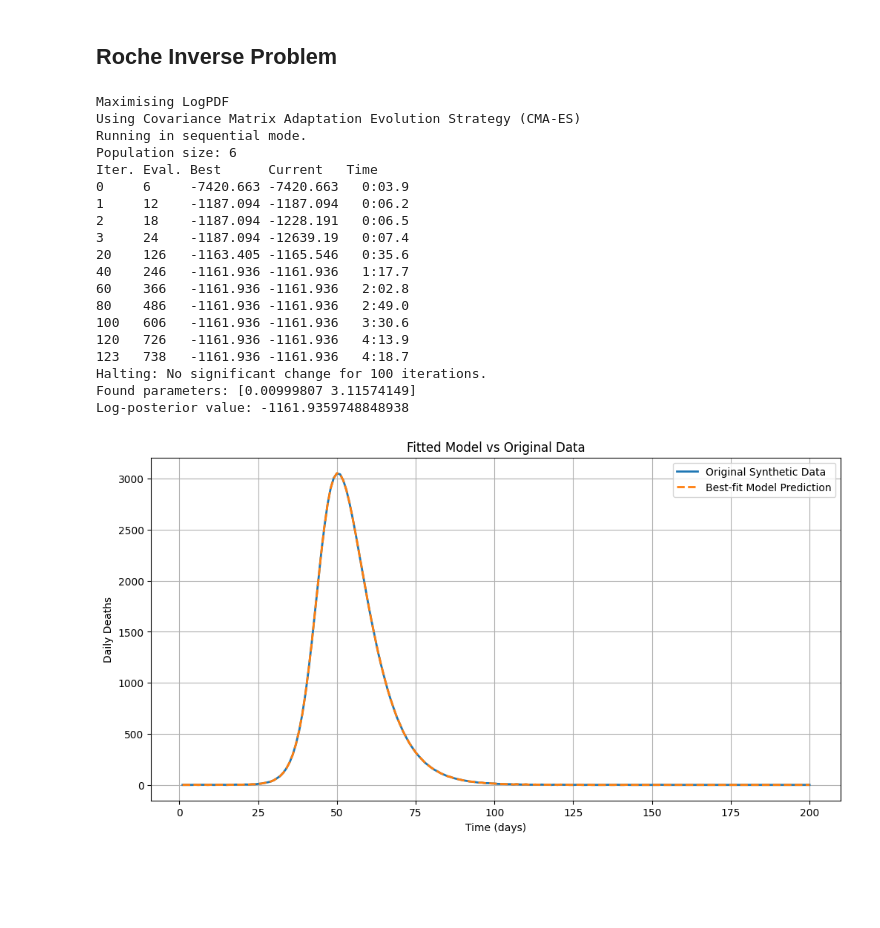
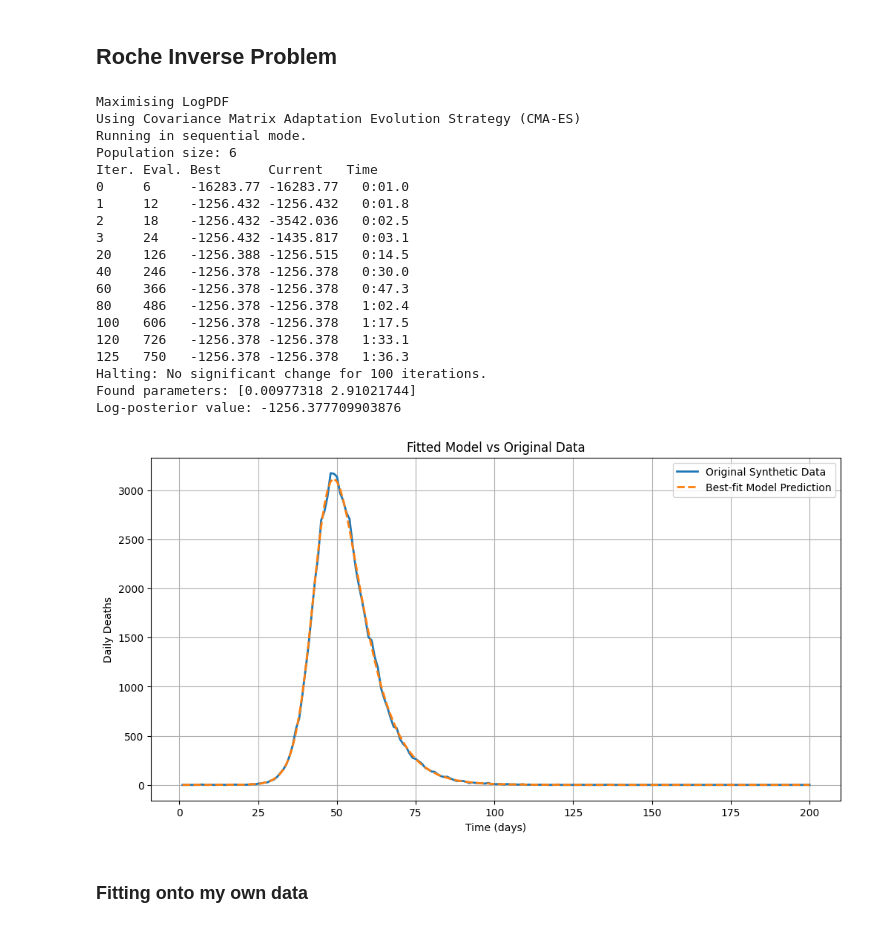
Before and after one commit to Kemuk/first_rotation, a Jupyter notebook: roche_testing.ipynb, the cells around one changed output. Saved outputs shown, nothing was run; the diff lists cells and outputs as text; code cells hidden in the pictures; blank space fills up the shorter version.

```diff
--- a/roche_testing.ipynb
+++ b/roche_testing.ipynb
@@ -285,9 +285,11 @@ def build_compartment_dataframe(output, parameters):
 
 def build_manual_loglik(model, parameters, times, deaths_data,
                         max_levels_npi, targeted_npi, general_npi,
-                        reg_levels_npi, time_changes_npi, time_changes_flag):
+                        reg_levels_npi, time_changes_npi, time_changes_flag,
+                        nu=1e-5):
     """
     Build a manual log-likelihood function for parameter optimization.
+    'nu' is the dispersion parameter (controls the noise level).
     """
 
     def compute_loglik(x):
@@ -306,12 +308,11 @@ def build_manual_loglik(model, parameters, times, deaths_data,
         mu = model.new_deaths(sim)
         obs = np.rint(deaths_data[0]).astype(int)
 
-        nu = 1e-5
         n = mu / nu
         p = 1 / (1 + nu)
         ll = nbinom.logpmf(obs, n=n, p=p)
 
-        # Handle cases where mu = 0 carefully
+        # Handle special cases
         zero_mu = (mu == 0)
         zero_obs = (obs == 0)
         ll = np.where(zero_mu & zero_obs, 0.0, ll)
@@ -324,6 +325,7 @@ def build_manual_loglik(model, parameters, times, deaths_data,
         def __call__(self, x): return compute_loglik(x)
 
     return ManualLogPDF()
+
 
 def run_manual_optimization(loglik, prior_bounds=[[0, 0], [1, 10]], x0=[0.2, 3.0]):
     """
@@ -364,8 +366,37 @@ def build_deaths_data(output, parameters):
         daily_deaths
     ])
 
+    D_obs=add_poisson_noise(D_obs)
+
     # Wrap into a list to match expected format
     return [D_obs]
+
+def add_poisson_noise(deaths_array, scale=1.0, seed=None):
+    """
+    Add Poisson-like noise to synthetic deaths data.
+
+    Parameters
+    ----------
+    deaths_array : np.ndarray
+        Original deaths data (T, A) or (T,) array — int-valued and non-negative.
+    scale : float
+        Noise scale factor. Use 1.0 for Poisson, >1.0 for overdispersed.
+    seed : int or None
+        Optional random seed for reproducibility.
+
+    Returns
+    -------
+    noisy : np.ndarray
+        Noisy deaths array (same shape as input), dtype=int.
+    """
+    if seed is not None:
+        np.random.seed(seed)
+
+    base = np.asarray(deaths_array)
+    lam = base * scale
+
+    noisy = np.random.poisson(lam)
+    return noisy.astype(int)
 # %%
 def plot_fit_vs_data(model, parameters, found_params, deaths_data,
                      max_levels_npi, targeted_npi, general_npi,
@@ -447,45 +478,48 @@ loglik = build_manual_loglik(
     general_npi=general_npi,
     reg_levels_npi=reg_levels_npi,
     time_changes_npi=time_changes_npi,
-    time_changes_flag=time_changes_flag
+    time_changes_flag=time_changes_flag,
+    nu=1
 )
 
 # Run optimization
 found_params, found_val = run_manual_optimization(loglik)
 
 print("Found parameters:", found_params)
 print("Log-posterior value:", found_val)
 
 plot_fit_vs_data(
     model=model,
     parameters=parameters,
     found_params=found_params,
     deaths_data=deaths_data,
     max_levels_npi=max_levels_npi,
     targeted_npi=targeted_npi,
     general_npi=general_npi,
     reg_levels_npi=reg_levels_npi,
     time_changes_npi=time_changes_npi,
     time_changes_flag=time_changes_flag
 )
 # %% [output]
 Maximising LogPDF
 Using Covariance Matrix Adaptation Evolution Strategy (CMA-ES)
 Running in sequential mode.
 Population size: 6
 Iter. Eval. Best      Current   Time
-0     6     -7420.663 -7420.663   0:03.9
-1     12    -1187.094 -1187.094   0:06.2
-2     18    -1187.094 -1228.191   0:06.5
-3     24    -1187.094 -12639.19   0:07.4
-20    126   -1163.405 -1165.546   0:35.6
-40    246   -1161.936 -1161.936   1:17.7
-60    366   -1161.936 -1161.936   2:02.8
-80    486   -1161.936 -1161.936   2:49.0
-100   606   -1161.936 -1161.936   3:30.6
-120   726   -1161.936 -1161.936   4:13.9
-123   738   -1161.936 -1161.936   4:18.7
+0     6     -16283.77 -16283.77   0:01.0
+1     12    -1256.432 -1256.432   0:01.8
+2     18    -1256.432 -3542.036   0:02.5
+3     24    -1256.432 -1435.817   0:03.1
+20    126   -1256.388 -1256.515   0:14.5
+40    246   -1256.378 -1256.378   0:30.0
+60    366   -1256.378 -1256.378   0:47.3
+80    486   -1256.378 -1256.378   1:02.4
+100   606   -1256.378 -1256.378   1:17.5
+120   726   -1256.378 -1256.378   1:33.1
+125   750   -1256.378 -1256.378   1:36.3
 Halting: No significant change for 100 iterations.
-Found parameters: [0.00999807 3.11574149]
-Log-posterior value: -1161.9359748848938
+Found parameters: [0.00977318 2.91021744]
+Log-posterior value: -1256.377709903876
-[figure, old version]
+[figure, new version]
+# %% [markdown]
+### Fitting onto my own data
```
Also changed, not shown: parts of 6 cells of this notebook.
